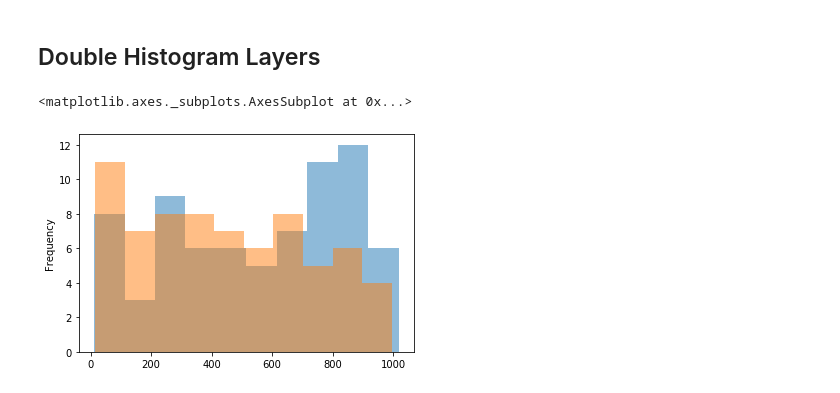
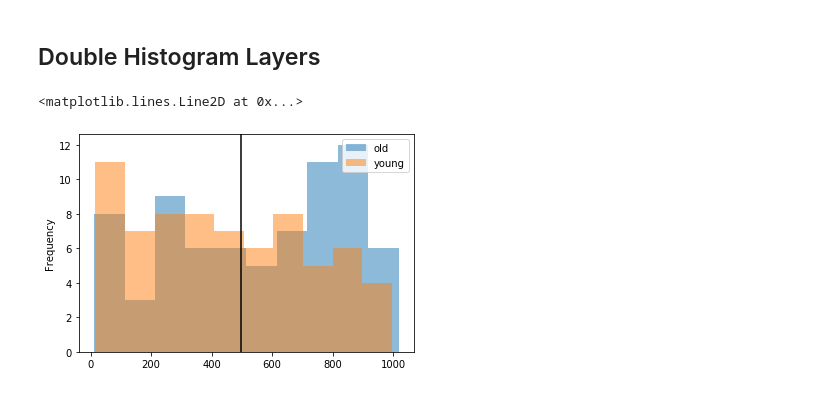
Before and after one commit to dnlsyfq/py_statistics, a Jupyter notebook: StatisticsChap4.ipynb, the cells around one changed output. Cells and saved outputs as stored; diff of their text form; code cells hidden in the pictures.

```diff
--- a/StatisticsChap4.ipynb
+++ b/StatisticsChap4.ipynb
@@ -102,9 +102,12 @@ dtype: int64
 ## Double Histogram Layers
 # %%
 df[df['Age'] >= 27]['MIN'].plot.hist(label='old',
-                                     alpha=0.5)
+                                     alpha=0.5,
+                                    legend=True)
 df[df['Age'] < 27]['MIN'].plot.hist(label='young',
-                                   alpha=0.5)
+                                   alpha=0.5,
+                                   legend=True)
+plt.axvline(df['MIN'].mean(),color='black')
 # %% [output]
-<matplotlib.axes._subplots.AxesSubplot at 0x...>
+<matplotlib.lines.Line2D at 0x...>
-[figure, old version]
+[figure, new version]
```
